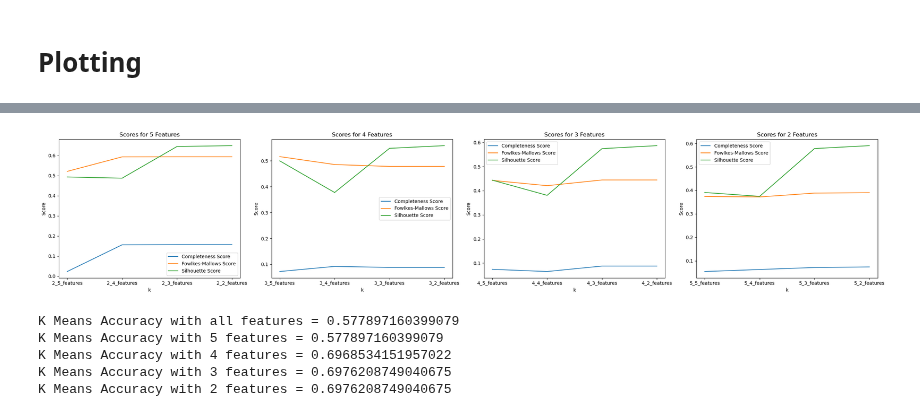
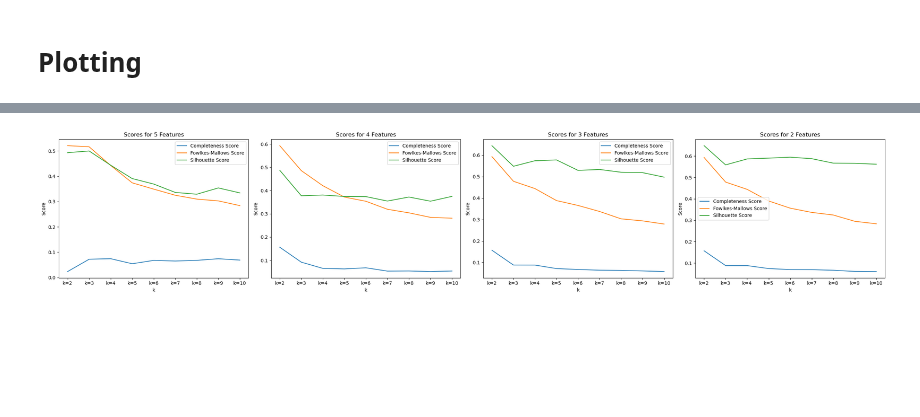
Before and after one commit to ml-cvd-prediction/ml-cvd-prediction.github.io, a Jupyter notebook: src/kmeans.ipynb, the cells around one changed output, grey strips where cells are left out. Cells and saved outputs as stored; diff of their text form; code cells hidden in the pictures; blank space fills up the shorter version.

Commit message:
Adds KMeans to and modifies midterm_report.md

```diff
--- a/src/kmeans.ipynb
+++ b/src/kmeans.ipynb
@@ -205,88 +214,43 @@ k=5, 5_2_features: Completeness Score=0.0738005561320853, Fowlkes-Mallows Score=
 # Plotting the scores for different numbers of features
 fig, axes = plt.subplots(1, 4, figsize=(25, 5))
 
 # Plot for 5 features
-axes[0].plot(completeness_scores_k2.keys(), completeness_scores_k2.values(), label='Completeness Score')
-axes[0].plot(fowlkes_mallows_scores_k2.keys(), fowlkes_mallows_scores_k2.values(), label='Fowlkes-Mallows Score')
-axes[0].plot(silhouette_scores_k2.keys(), silhouette_scores_k2.values(), label='Silhouette Score')
+axes[0].plot(completeness_scores_5features.keys(), completeness_scores_5features.values(), label='Completeness Score')
+axes[0].plot(fowlkes_mallows_scores_5features.keys(), fowlkes_mallows_scores_5features.values(), label='Fowlkes-Mallows Score')
+axes[0].plot(silhouette_scores_5features.keys(), silhouette_scores_5features.values(), label='Silhouette Score')
 axes[0].set_xlabel('k')
 axes[0].set_ylabel('Score')
 axes[0].set_title('Scores for 5 Features')
 axes[0].legend()
 
 # Plot for 4 features
-axes[1].plot(completeness_scores_k3.keys(), completeness_scores_k3.values(), label='Completeness Score')
-axes[1].plot(fowlkes_mallows_scores_k3.keys(), fowlkes_mallows_scores_k3.values(), label='Fowlkes-Mallows Score')
-axes[1].plot(silhouette_scores_k3.keys(), silhouette_scores_k3.values(), label='Silhouette Score')
+axes[1].plot(completeness_scores_4features.keys(), completeness_scores_4features.values(), label='Completeness Score')
+axes[1].plot(fowlkes_mallows_scores_4features.keys(), fowlkes_mallows_scores_4features.values(), label='Fowlkes-Mallows Score')
+axes[1].plot(silhouette_scores_4features.keys(), silhouette_scores_4features.values(), label='Silhouette Score')
 axes[1].set_xlabel('k')
 axes[1].set_ylabel('Score')
 axes[1].set_title('Scores for 4 Features')
 axes[1].legend()
 
 # Plot for 3 features
-axes[2].plot(completeness_scores_k4.keys(), completeness_scores_k4.values(), label='Completeness Score')
-axes[2].plot(fowlkes_mallows_scores_k4.keys(), fowlkes_mallows_scores_k4.values(), label='Fowlkes-Mallows Score')
-axes[2].plot(silhouette_scores_k4.keys(), silhouette_scores_k4.values(), label='Silhouette Score')
+axes[2].plot(completeness_scores_3features.keys(), completeness_scores_3features.values(), label='Completeness Score')
+axes[2].plot(fowlkes_mallows_scores_3features.keys(), fowlkes_mallows_scores_3features.values(), label='Fowlkes-Mallows Score')
+axes[2].plot(silhouette_scores_3features.keys(), silhouette_scores_3features.values(), label='Silhouette Score')
 axes[2].set_xlabel('k')
 axes[2].set_ylabel('Score')
 axes[2].set_title('Scores for 3 Features')
 axes[2].legend()
 
 # Plot for 2 features
-axes[3].plot(completeness_scores_k5.keys(), completeness_scores_k5.values(), label='Completeness Score')
-axes[3].plot(fowlkes_mallows_scores_k5.keys(), fowlkes_mallows_scores_k5.values(), label='Fowlkes-Mallows Score')
-axes[3].plot(silhouette_scores_k5.keys(), silhouette_scores_k5.values(), label='Silhouette Score')
+axes[3].plot(completeness_scores_2features.keys(), completeness_scores_2features.values(), label='Completeness Score')
+axes[3].plot(fowlkes_mallows_scores_2features.keys(), fowlkes_mallows_scores_2features.values(), label='Fowlkes-Mallows Score')
+axes[3].plot(silhouette_scores_2features.keys(), silhouette_scores_2features.values(), label='Silhouette Score')
 axes[3].set_xlabel('k')
 axes[3].set_ylabel('Score')
 axes[3].set_title('Scores for 2 Features')
 axes[3].legend()
 
 plt.tight_layout()
 plt.show()
 # %% [output]
-[figure, old version]
+[figure, new version]
-# %%
-# Using all features
-model = KMeans(n_clusters=2, random_state=5)
-model = model.fit(allDatapoints)
-test_clusters = model.predict(allDatapoints)
-acc_all_features = sum(test_clusters == labels) / len(allDatapoints)
-print("K Means Accuracy with all features =", max(acc_all_features, 1 - acc_all_features))
-
-# Using 5 selected features
-selected_data_5 = data[selected_features]
-model = KMeans(n_clusters=2, random_state=5)
-model = model.fit(selected_data_5)
-test_clusters = model.predict(selected_data_5)
-acc_5_features = sum(test_clusters == labels) / len(selected_data_5)
-print("K Means Accuracy with 5 features =", max(acc_5_features, 1 - acc_5_features))
-
-# Using 4 selected features
-selected_data_4 = data[selected_features[:4]]
-model = KMeans(n_clusters=2, random_state=5)
-model = model.fit(selected_data_4)
-test_clusters = model.predict(selected_data_4)
-acc_4_features = sum(test_clusters == labels) / len(selected_data_4)
-print("K Means Accuracy with 4 features =", max(acc_4_features, 1 - acc_4_features))
-
-# Using 3 selected features
-selected_data_3 = data[selected_features[:3]]
-model = KMeans(n_clusters=2, random_state=5)
-model = model.fit(selected_data_3)
-test_clusters = model.predict(selected_data_3)
-acc_3_features = sum(test_clusters == labels) / len(selected_data_3)
-print("K Means Accuracy with 3 features =", max(acc_3_features, 1 - acc_3_features))
-
-# Using 2 selected features
-selected_data_2 = data[selected_features[:2]]
-model = KMeans(n_clusters=2, random_state=5)
-model = model.fit(selected_data_2)
-test_clusters = model.predict(selected_data_2)
-acc_2_features = sum(test_clusters == labels) / len(selected_data_2)
-print("K Means Accuracy with 2 features =", max(acc_2_features, 1 - acc_2_features))
-# %% [output]
-K Means Accuracy with all features = 0.577897160399079
-K Means Accuracy with 5 features = 0.577897160399079
-K Means Accuracy with 4 features = 0.6968534151957022
-K Means Accuracy with 3 features = 0.6976208749040675
-K Means Accuracy with 2 features = 0.6976208749040675
```
Also changed, not shown: parts of 5 cells of this notebook, 5 other files.
